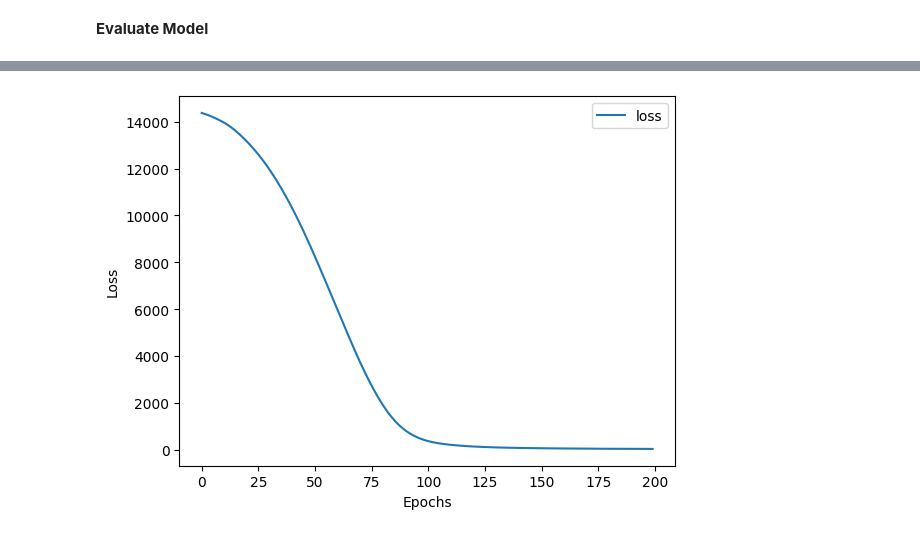
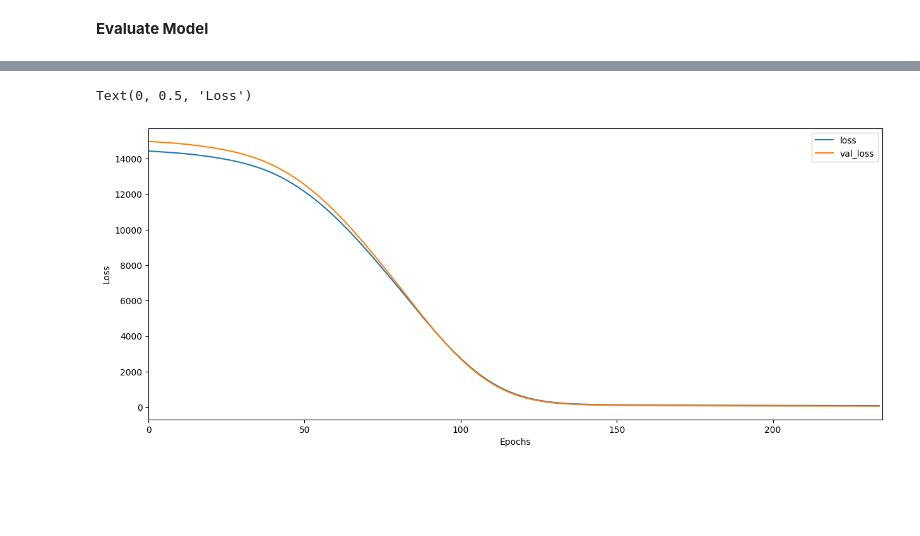
Before and after one commit to roob32/Personal-Notes, a Jupyter notebook: Supplementary Materials for ML/Assessments/MidtermExam/midterm.ipynb, the cells around one changed output, grey strips where cells are left out. Drawn from its saved outputs; the diff is of its cells as text; code cells hidden in the pictures; blank space fills up the shorter version.

```diff
--- a/Supplementary Materials for ML/Assessments/MidtermExam/midterm.ipynb
+++ b/Supplementary Materials for ML/Assessments/MidtermExam/midterm.ipynb
@@ -41,9 +39,9 @@ tensorflow: 2.21.0
 # %% [markdown]
 **Import Datasets**
 # %%
-data1 = pd.read_csv("work/ai-1/Assessments/PrelimExam/Problem1Data.csv")
-data2 = pd.read_csv("work/ai-1/Assessments/PrelimExam/Problem2Data.csv")
-data3 = pd.read_csv("work/ai-1/Assessments/PrelimExam/Problem3Data.csv")
+data1 = pd.read_csv("work/ai-1/Assessments/MidtermExam/Problem1Data.csv")
+data2 = pd.read_csv("work/ai-1/Assessments/MidtermExam/Problem2Data.csv")
+data3 = pd.read_csv("work/ai-1/Assessments/MidtermExam/Problem3Data.csv")
 
 data1
 # %% [output]
@@ -467,12 +488,13 @@ prob3_model = tf.keras.Sequential([
 ])
 
 prob3_model.compile(loss='mse',
-                          optimizer=tf.keras.optimizers.Adam(learning_rate=0.001)
+                          optimizer=tf.keras.optimizers.Adam(learning_rate=0.0015)
                           )
 
 history3 = prob3_model.fit(prob3_X_train_scaled, prob3_y_train,
-                           epochs=200,
+                           epochs=235,
                            verbose=0,
-                           batch_size=8
+                           batch_size=8,
+                           validation_split=0.25
                            )
 # %% [output]
@@ -487,6 +509,9 @@ prob3_y_pred = prob3_model.predict(prob3_X_test_scaled)
 # %%
-pd.DataFrame(history3.history).plot()
+epochs3 = len(history3.history['loss'])
+ax = pd.DataFrame(history3.history).plot(figsize=(15,6))
+ax.set_xlim(0, epochs3)
 mpl.pyplot.xlabel("Epochs")
-mpl.pyplot.ylabel("Loss");
+mpl.pyplot.ylabel("Loss")
 # %% [output]
+Text(0, 0.5, 'Loss')
-[figure, old version]
+[figure, new version]
```
Also changed, not shown: parts of 31 cells of this notebook, 1 other file.
